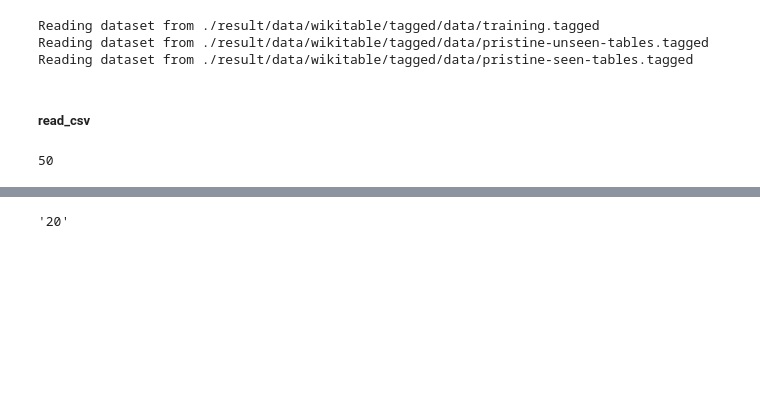
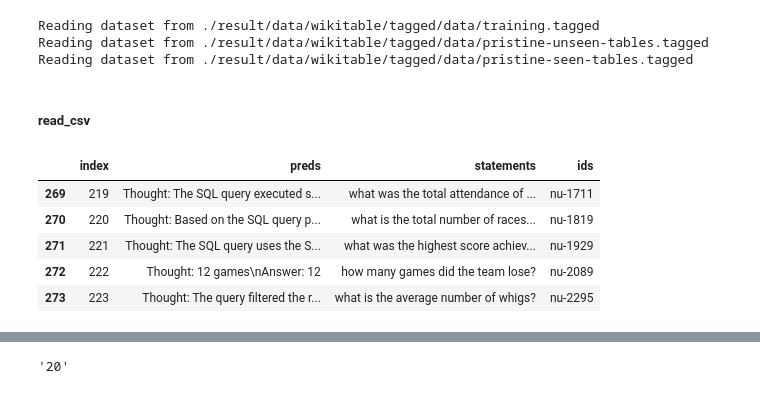
Before and after one commit to Hanzhang-lang/ALTER, a Jupyter notebook: Download_data.ipynb, the cells around one changed output, grey strips where cells are left out. Saved outputs shown, nothing was run; the diff lists cells and outputs as text; code cells hidden in the pictures; blank space fills up the shorter version.

```diff
--- a/Download_data.ipynb
+++ b/Download_data.ipynb
@@ -1554,10 +1566,18 @@ Reading dataset from ./result/data/wikitable/tagged/data/pristine-seen-tables.ta
 ##### read_csv
 # %%
 import pandas as pd
-data = pd.read_csv('./result/answer/wikitable_zh_05-01_15-49-08.csv', encoding='utf-8')
+data1 = pd.read_csv('./result/answer/wikitable_zh_05-03_15-27-43.csv', encoding='utf-8')
+data2 = pd.read_csv('./result/answer/wikitable_zh_05-03_15-46-07.csv', encoding='utf-8')
-# %%
-len(data)
-# %% [output]
-50
+# %%
+data = pd.concat([data1, data2], axis=0).reset_index()
+# %%
+data.tail()
+# %% [output]
+|  | index | preds | statements | ids |
+| 269 | 219 | Thought: The SQL query executed s... | what was the total attendance of ... | nu-1711 |
+| 270 | 220 | Thought: Based on the SQL query p... | what is the total number of races... | nu-1819 |
+| 271 | 221 | Thought: The SQL query uses the S... | what was the highest score achiev... | nu-1929 |
+| 272 | 222 | Thought: 12 games\nAnswer: 12 | how many games did the team lose? | nu-2089 |
+| 273 | 223 | Thought: The query filtered the r... | what is the average number of whigs? | nu-2295 |
 # %%
 data['final_answer'] = data['preds'].apply(lambda x: x.split('Answer:')[-1].strip())
```
Also changed, not shown: parts of 7 cells of this notebook, 11 other files.
